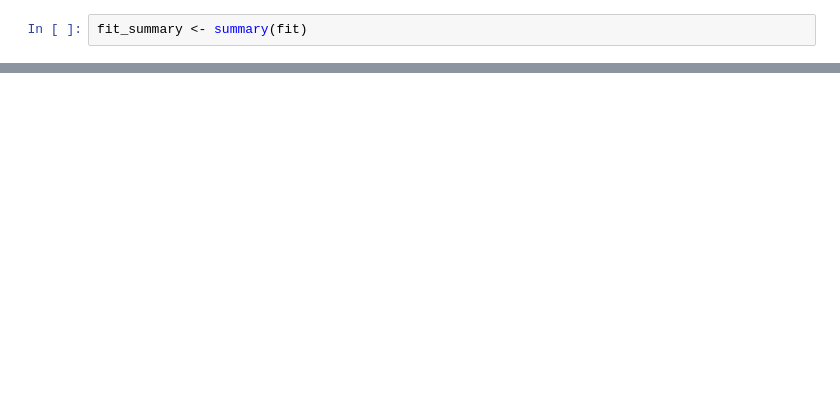
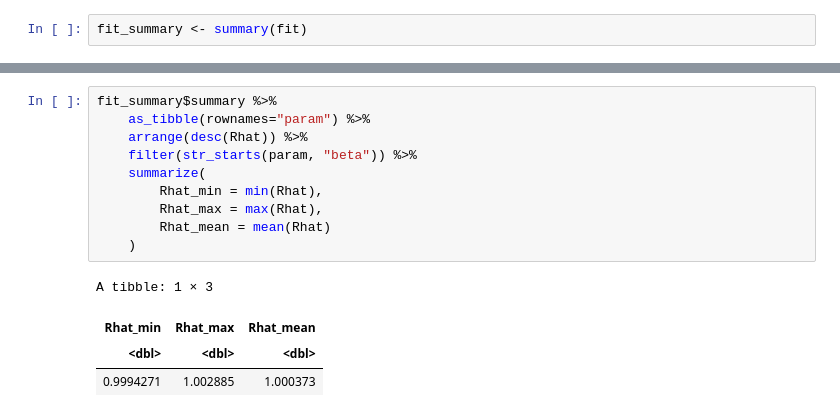
Before and after one commit to cjc77/bayesian-analysis-projects, a Jupyter notebook: notebooks_pooling_explore/sim_no_pooling.ipynb, the cells around one changed output, grey strips where cells are left out. Saved outputs shown, nothing was run; the diff lists cells and outputs as text; blank space fills up the shorter version.

Commit message:
Code for screening Rhat scores. Starting on posterior predictive checks for no pooling model. Want to use held-out data for predictive check.

```diff
--- a/notebooks_pooling_explore/sim_no_pooling.ipynb
+++ b/notebooks_pooling_explore/sim_no_pooling.ipynb
@@ -132,0 +111,15 @@ A tibble: 151 × 11
+# %%
+fit_summary$summary %>%
+    as_tibble(rownames="param") %>%
+    arrange(desc(Rhat)) %>%
+    filter(str_starts(param, "beta")) %>%
+    summarize(
+        Rhat_min = min(Rhat),
+        Rhat_max = max(Rhat),
+        Rhat_mean = mean(Rhat)
+    )
+# %% [output]
+A tibble: 1 × 3
+| Rhat_min | Rhat_max | Rhat_mean |
+| <dbl> | <dbl> | <dbl> |
+| 0.9994271 | 1.002885 | 1.000373 |
```
Also changed, not shown: parts of 4 cells of this notebook, 2 other files.
